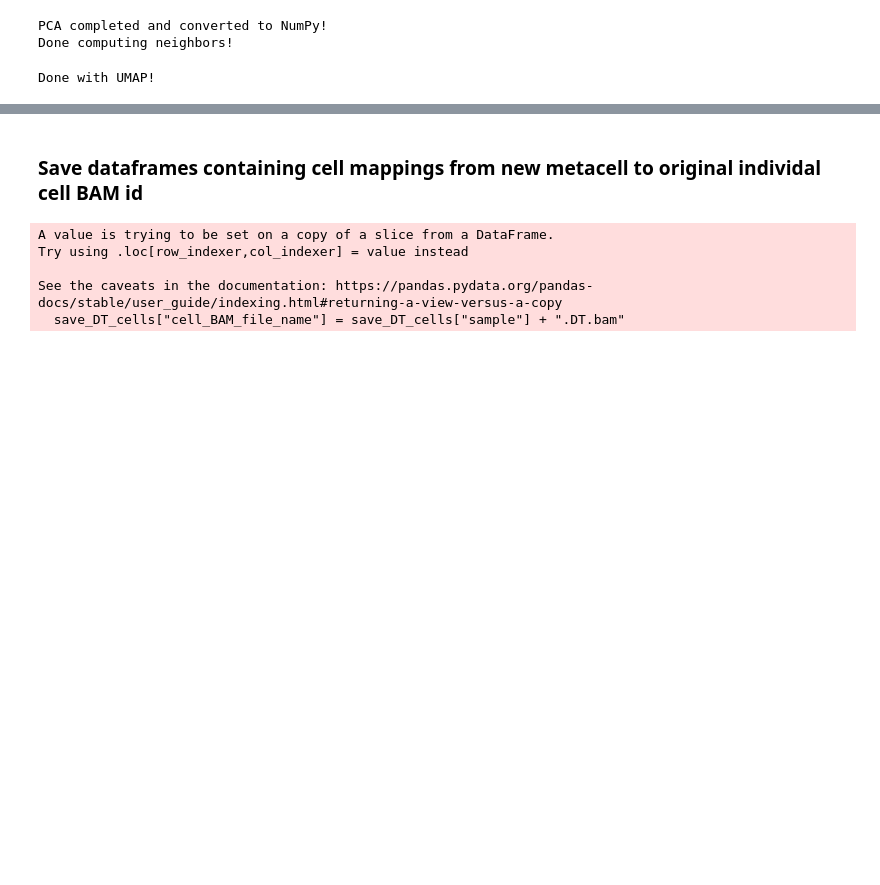
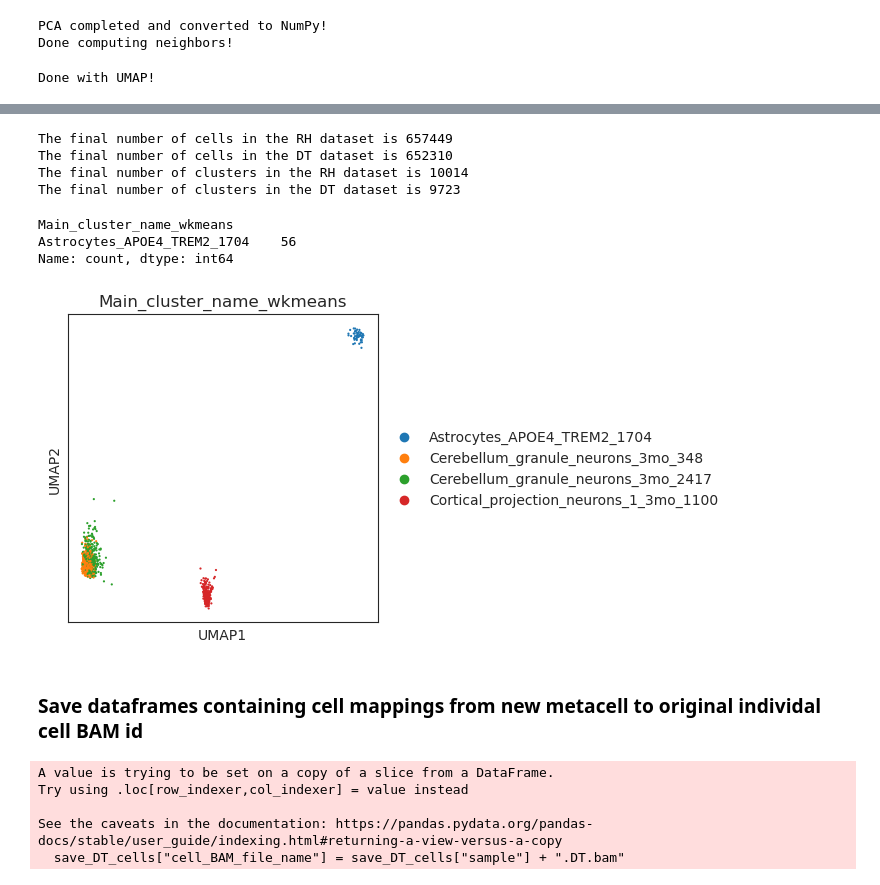
Before and after one commit to daklab/Leaflet-analysis, a Jupyter notebook: EasySci/LeafletFA/data_processing/01_Metacell_analysis/MetaCellAnalysis.ipynb, the cells around one changed output, grey strips where cells are left out. Saved outputs shown, nothing was run; the diff lists cells and outputs as text; code cells hidden in the pictures; blank space fills up the shorter version.

```diff
--- a/EasySci/LeafletFA/data_processing/01_Metacell_analysis/MetaCellAnalysis.ipynb
+++ b/EasySci/LeafletFA/data_processing/01_Metacell_analysis/MetaCellAnalysis.ipynb
@@ -255,6 +233,28 @@ RH_anndata = RH_anndata[RH_anndata.obs.Main_cluster_name_wkmeans.isin(summ_RH.in
 summ_DT = pd.DataFrame(DT_anndata.obs.Main_cluster_name_wkmeans.value_counts())
 summ_DT = summ_DT[summ_DT["count"] >= 20]
 DT_anndata = DT_anndata[DT_anndata.obs.Main_cluster_name_wkmeans.isin(summ_DT.index)]
+# %%
+print(f"The final number of cells in the RH dataset is {RH_anndata.shape[0]}")
+print(f"The final number of cells in the DT dataset is {DT_anndata.shape[0]}")
+print(f"The final number of clusters in the RH dataset is {RH_anndata.obs['Main_cluster_name_wkmeans'].nunique()}")
+print(f"The final number of clusters in the DT dataset is {DT_anndata.obs['Main_cluster_name_wkmeans'].nunique()}")
+# %% [output]
+The final number of cells in the RH dataset is 657449
+The final number of cells in the DT dataset is 652310
+The final number of clusters in the RH dataset is 10014
+The final number of clusters in the DT dataset is 9723
+# %%
+RH_anndata.obs.Main_cluster_name_wkmeans.value_counts().sample()
+# %% [output]
+Main_cluster_name_wkmeans
+Astrocytes_APOE4_TREM2_1704    56
+Name: count, dtype: int64
+# %%
+# Plot UMAP but just for two random clusters to see if they are separated
+subset_clust = RH_anndata[RH_anndata.obs.Main_cluster_name_wkmeans.isin(["Cerebellum_granule_neurons_3mo_2417", "Cerebellum_granule_neurons_3mo_348", "Cortical_projection_neurons_1_3mo_1100", "Astrocytes_APOE4_TREM2_1704"])]
+sc.pl.umap(subset_clust, color="Main_cluster_name_wkmeans", ncols=1, cmap="tab20", s=10)
+# %% [output]
+[figure, added]
 # %% [markdown]
 ### Save dataframes containing cell mappings from new metacell to original individal cell BAM id
 # %%
```
Also changed, not shown: parts of 10 cells of this notebook, 25 other files.
